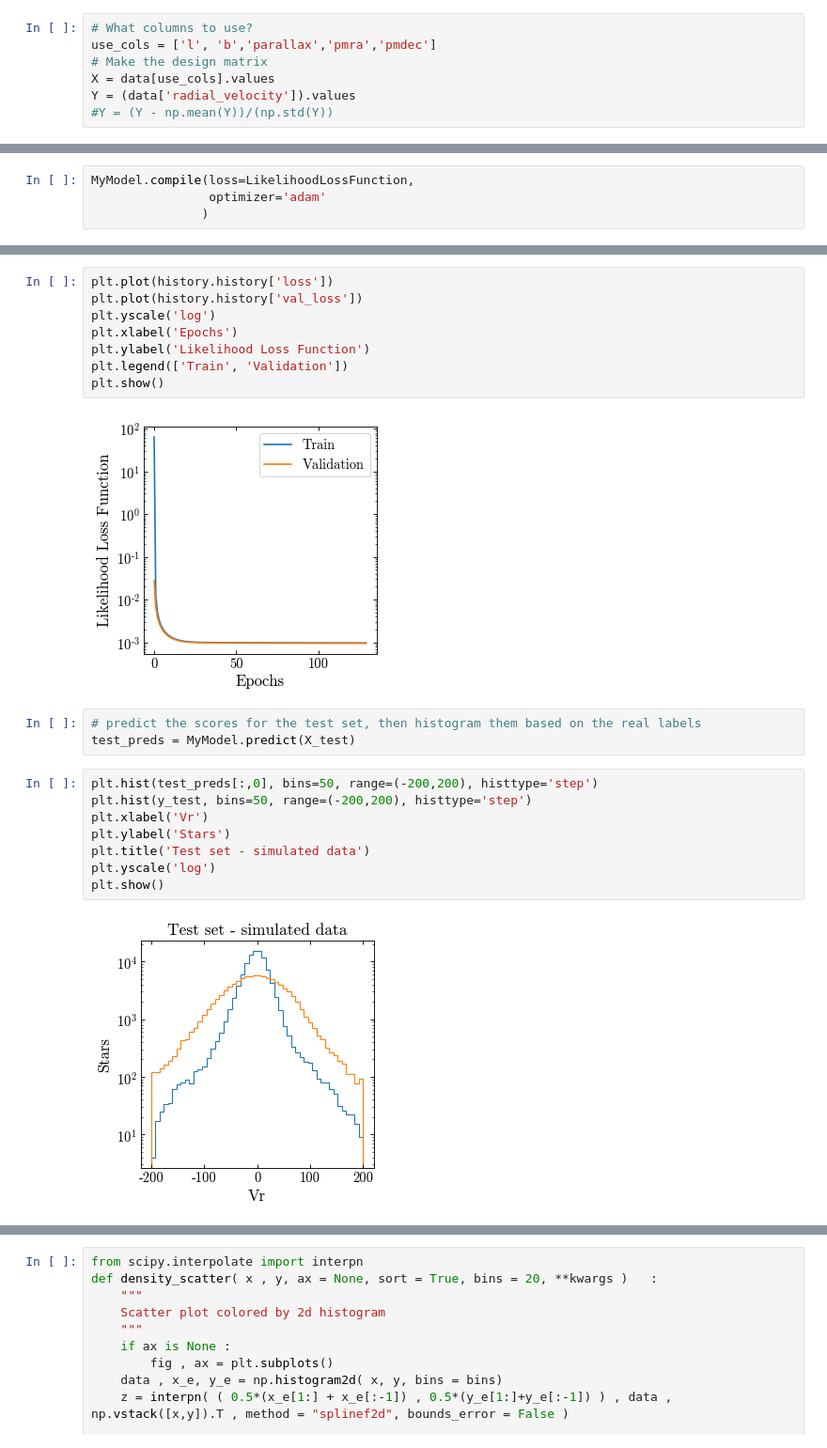
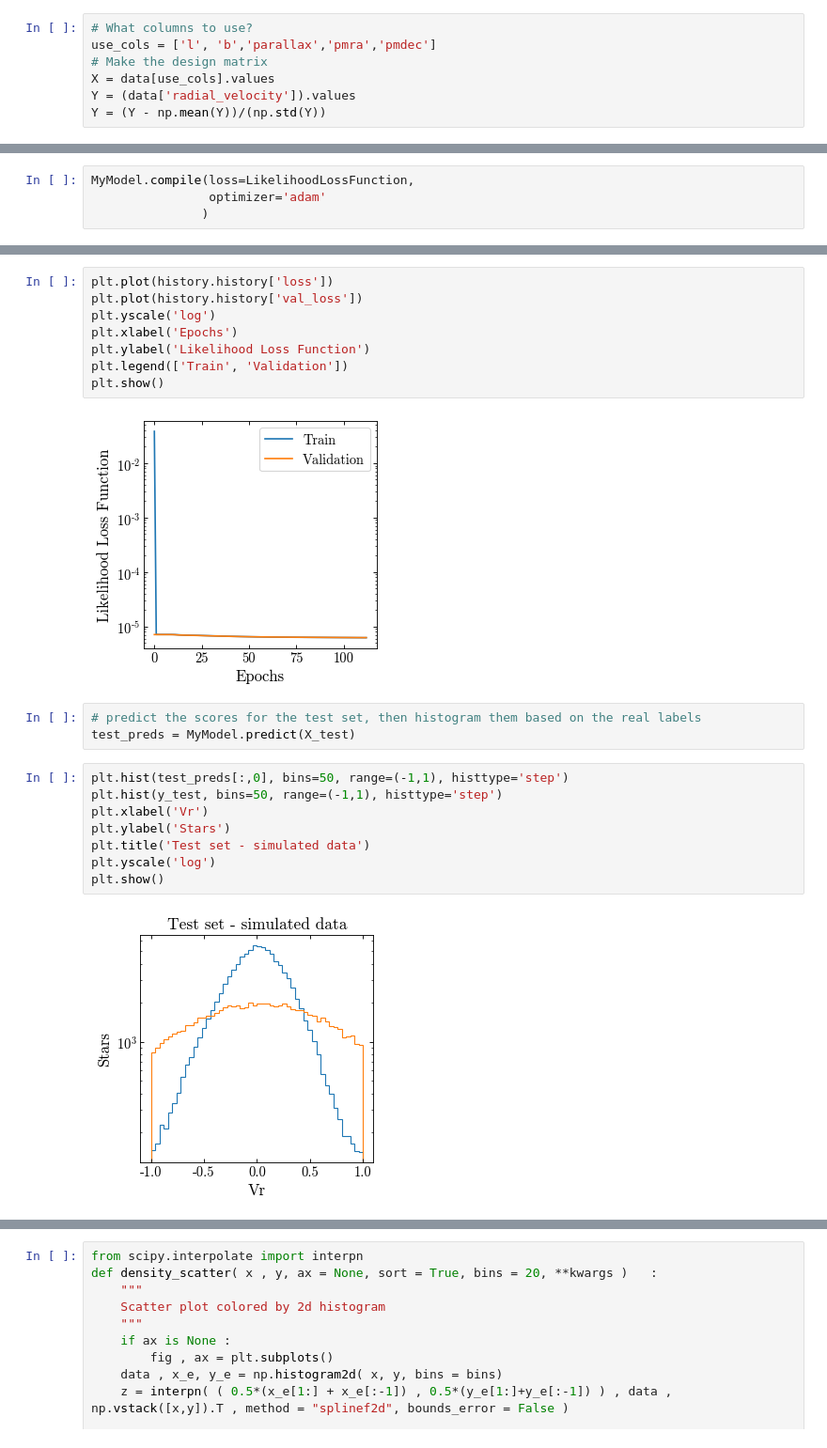
Before and after one commit to adropulic/datax_gaia, a Jupyter notebook: RVTrial2.ipynb, the cells around one changed output, grey strips where cells are left out. Shown: that part at 94% size. Drawn from its saved outputs; the diff is of its cells as text.

```diff
--- a/RVTrial2.ipynb
+++ b/RVTrial2.ipynb
@@ -60,7 +60,7 @@ use_cols = ['l', 'b','parallax','pmra','pmdec']
 # Make the design matrix
 X = data[use_cols].values
 Y = (data['radial_velocity']).values
-#Y = (Y - np.mean(Y))/(np.std(Y))
+Y = (Y - np.mean(Y))/(np.std(Y))
 # %%
 X_train, X_test, y_train, y_test = train_test_split(X[1:500000], Y[1:500000],
                                                     test_size = 0.2,
@@ -312,20 +313,20 @@ plt.ylabel('Likelihood Loss Function')
 plt.legend(['Train', 'Validation'])
 plt.show()
 # %% [output]
-[figure, old version]
+[figure, new version]
 # %%
 # predict the scores for the test set, then histogram them based on the real labels
 test_preds = MyModel.predict(X_test)
 # %%
-plt.hist(test_preds[:,0], bins=50, range=(-200,200), histtype='step')
-plt.hist(y_test, bins=50, range=(-200,200), histtype='step')
+plt.hist(test_preds[:,0], bins=50, range=(-1,1), histtype='step')
+plt.hist(y_test, bins=50, range=(-1,1), histtype='step')
 plt.xlabel('Vr')
 plt.ylabel('Stars')
 plt.title('Test set - simulated data')
 plt.yscale('log')
 plt.show()
 # %% [output]
-[figure, old version]
+[figure, new version]
 # %%
 #test_preds[:,0] = (test_preds[:,0] - np.min(test_preds[:,0]))/(np.max(test_preds[:,0])- np.min(test_preds[:,0]))
 #test_preds[:,1] = (test_preds[:,1] - np.min(test_preds[:,1]))/(np.max(test_preds[:,1])- np.min(test_preds[:,1]))
```
Also changed, not shown: parts of 14 cells of this notebook.
